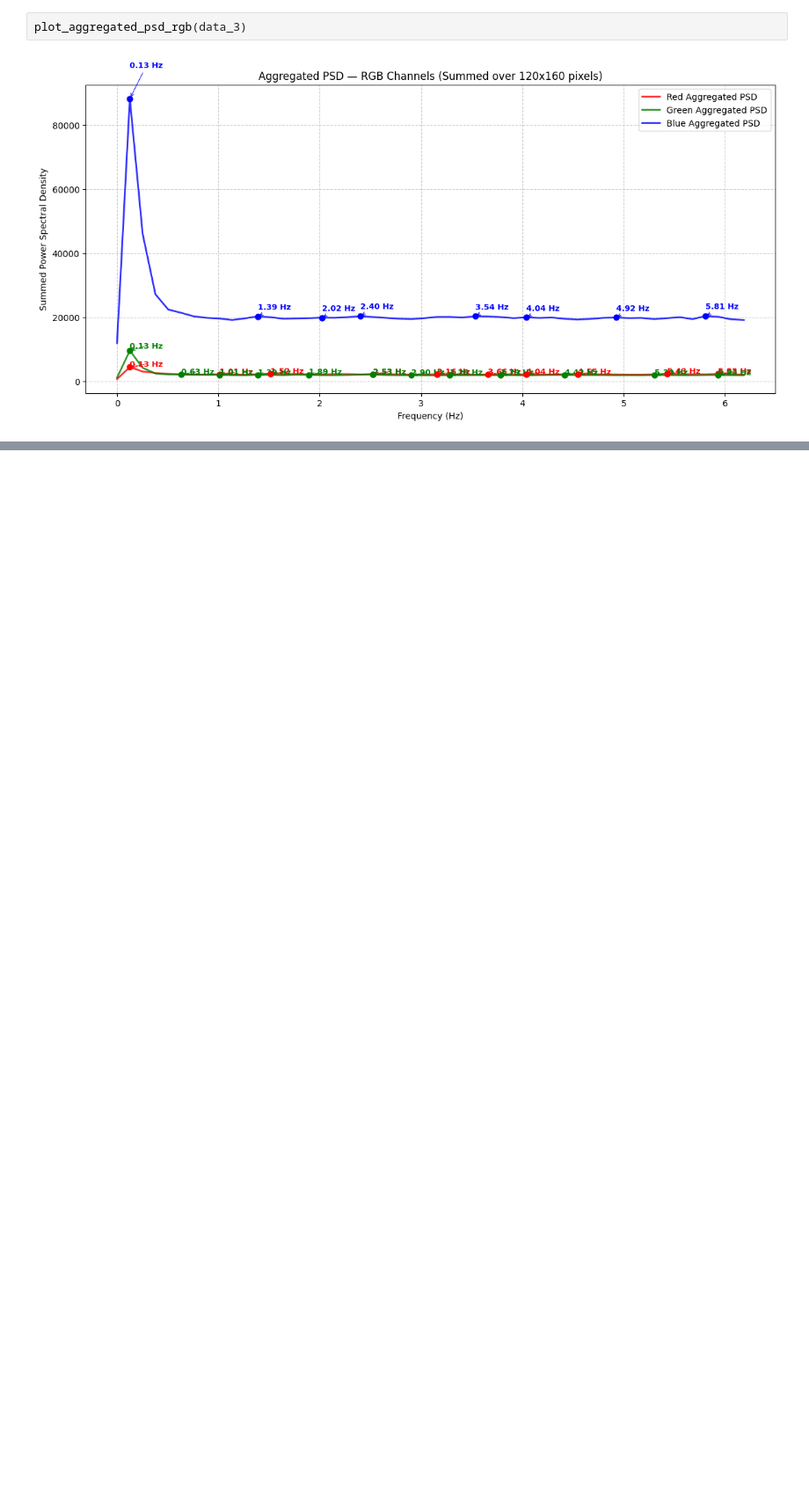
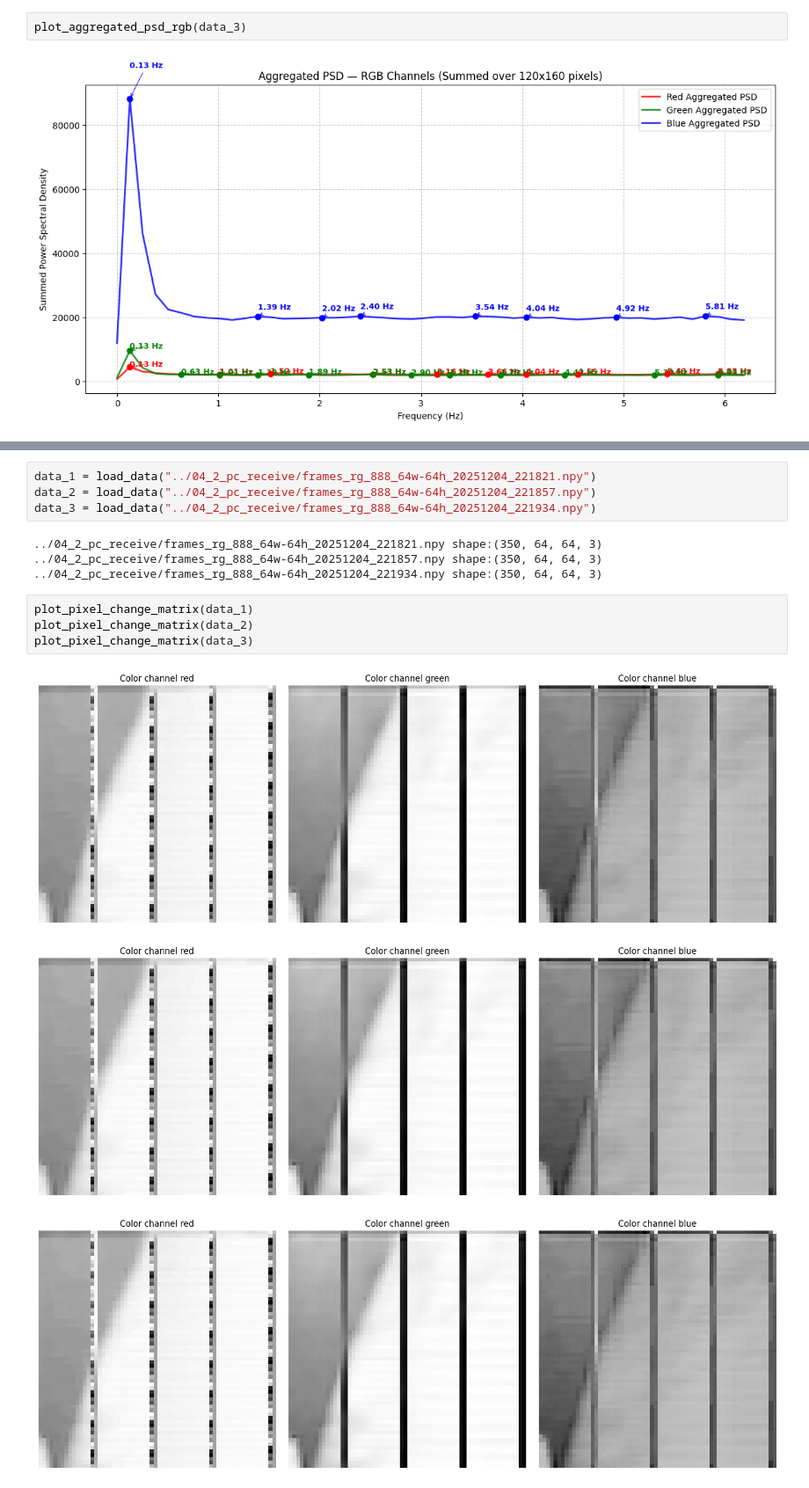
Before and after one commit to Dav-11/spo2_touchless, a Jupyter notebook: 04_capture+receive+process/04_3_pc_process/data_process.ipynb, the cells around one changed output, grey strips where cells are left out. Shown at 88% size. Cells and saved outputs as stored; diff of their text form; blank space fills up the shorter version.

```diff
--- a/04_capture+receive+process/04_3_pc_process/data_process.ipynb
+++ b/04_capture+receive+process/04_3_pc_process/data_process.ipynb
@@ -171,0 +192,16 @@ plot_aggregated_psd_rgb(data_3)
+# %%
+data_1 = load_data("../04_2_pc_receive/frames_rg_888_64w-64h_20251204_221821.npy")
+data_2 = load_data("../04_2_pc_receive/frames_rg_888_64w-64h_20251204_221857.npy")
+data_3 = load_data("../04_2_pc_receive/frames_rg_888_64w-64h_20251204_221934.npy")
+# %% [output]
+../04_2_pc_receive/frames_rg_888_64w-64h_20251204_221821.npy shape:(350, 64, 64, 3)
+../04_2_pc_receive/frames_rg_888_64w-64h_20251204_221857.npy shape:(350, 64, 64, 3)
+../04_2_pc_receive/frames_rg_888_64w-64h_20251204_221934.npy shape:(350, 64, 64, 3)
+# %%
+plot_pixel_change_matrix(data_1)
+plot_pixel_change_matrix(data_2)
+plot_pixel_change_matrix(data_3)
+# %% [output]
+[figure, added]
+[figure, added]
+[figure, added]
```
Also changed, not shown: parts of 7 cells of this notebook, 5 other files.
